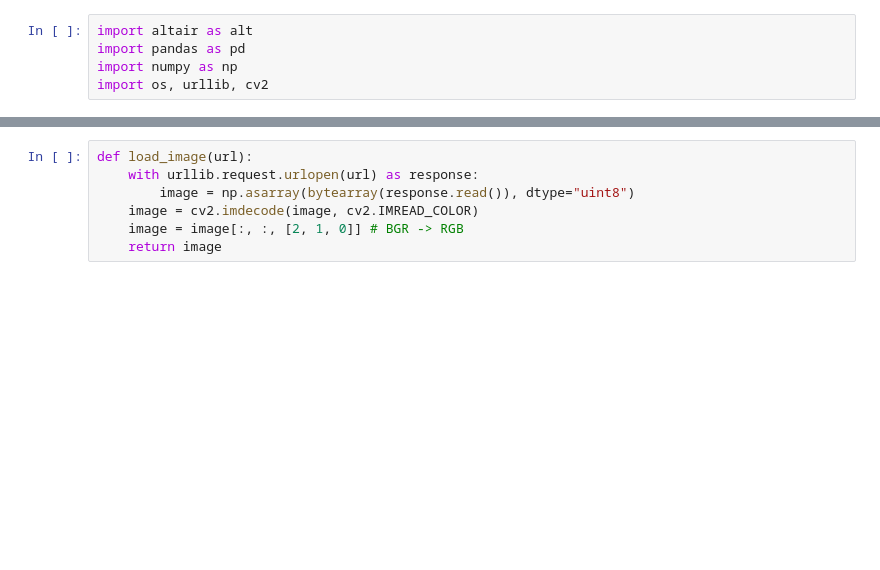
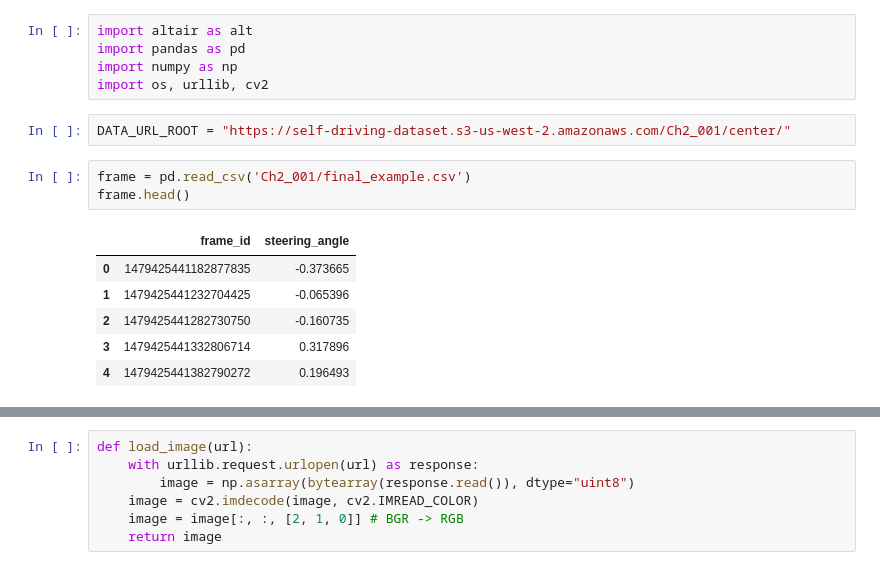
Before and after one commit to slevin48/self-driving, a Jupyter notebook: self-driving.ipynb, the cells around one changed output, grey strips where cells are left out. Drawn from its saved outputs; the diff is of its cells as text; blank space fills up the shorter version.

```diff
--- a/self-driving.ipynb
+++ b/self-driving.ipynb
@@ -13,3 +13,15 @@ import altair as alt
 import pandas as pd
 import numpy as np
 import os, urllib, cv2
+# %%
+DATA_URL_ROOT = "https://self-driving-dataset.s3-us-west-2.amazonaws.com/Ch2_001/center/"
+# %%
+frame = pd.read_csv('Ch2_001/final_example.csv')
+frame.head()
+# %% [output]
+|  | frame_id | steering_angle |
+| 0 | 1479425441182877835 | -0.373665 |
+| 1 | 1479425441232704425 | -0.065396 |
+| 2 | 1479425441282730750 | -0.160735 |
+| 3 | 1479425441332806714 | 0.317896 |
+| 4 | 1479425441382790272 | 0.196493 |
```
Also changed, not shown: parts of 9 cells of this notebook, 6 other files.
